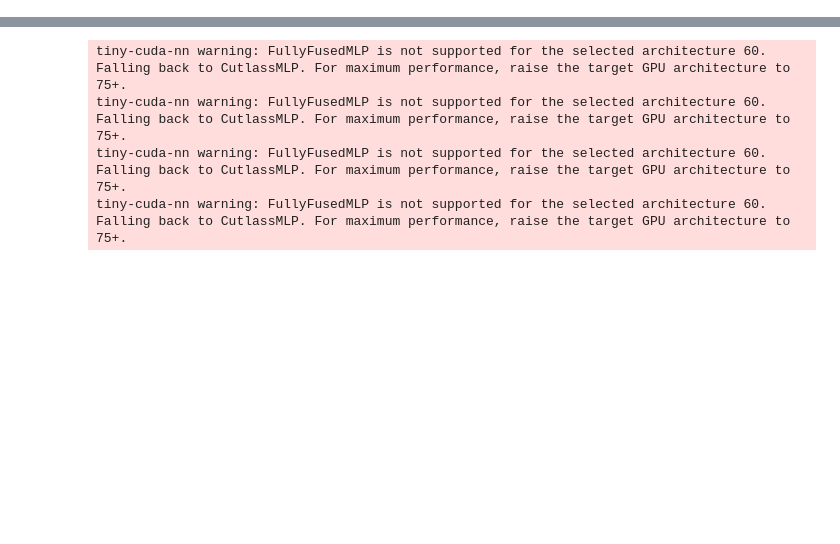
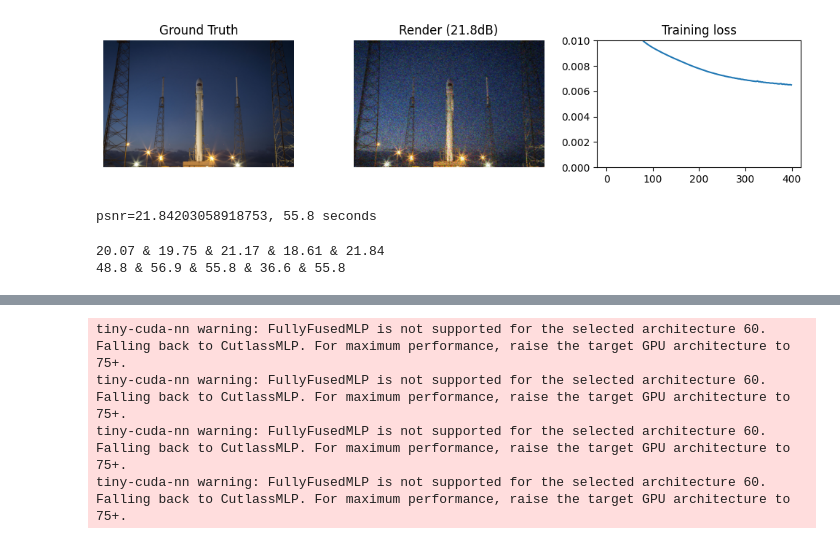
Before and after one commit to clintonjwang/learned-hash, a Jupyter notebook: scratchpad.ipynb, the cells around one changed output, grey strips where cells are left out. Cells and saved outputs as stored; diff of their text form; code cells hidden in the pictures; blank space fills up the shorter version.

```diff
--- a/scratchpad.ipynb
+++ b/scratchpad.ipynb
@@ -76,0 +88,32 @@ for iteration in range(n_iters):
+# %%
+# @title train denoise
+results = pd.DataFrame(columns=['img_name', 'psnr', 'time'])
+n_iters=400
+R = 7
+N = 2**14
+feat_len = 2
+for img_name in ['astronaut', 'cat', 'k5', 'k19', 'rocket']:
+    image_path = f'../learnable_wavelet/data/{img_name}_gt.png'
+    img = np.array(Image.open(image_path))[...,:3].astype(float)
+    img /= img.max()
+    noisy_img = np.clip(add_noise(img, noise_snr, tau), 0,1)
+    losses = []
+    model, optimizer = train.init_model(img, model_type='ngp', R=R, N=N, F=feat_len, lr=5e-3, min_resolution=32, max_resolution=512)#, resolution_feature_scaler=0.2)
+    torch_img = torch.tensor(noisy_img).cuda()
+    t0 = time.time()
+    for iteration in range(n_iters):
+        x = torch.rand((batch_size, 2), device='cuda')
+        loss = ((model.render() - torch_img)**2).mean()
+        losses.append(loss.item())
+        optimizer.zero_grad()
+        loss.backward()
+        optimizer.step()
+        utils.plot(model, losses, img, iteration, plot_every=100)
+    dt = time.time() - t0
+    render = model.render(to_numpy=True)
+    psnr = metrics.psnr(render, img)
+    print(f'{psnr=}, {dt:.1f} seconds')
+    results.loc[len(results.index)] = [img_name, psnr, dt]
+# %% [output]
+[figure, added]
+psnr=21.84203058918753, 55.8 seconds
@@ -77,3 +123,14 @@ for iteration in range(n_iters):
+# %%
+psnrs = []
+times = []
+for _,row in results.iterrows():
+    psnrs.append(f"{row['psnr']:.2f}")
+    times.append(f"{row['time']:.1f}")
+print(' & '.join(psnrs))
+print(' & '.join(times))
+# %% [output]
+20.07 & 19.75 & 21.17 & 18.61 & 21.84
+48.8 & 56.9 & 55.8 & 36.6 & 55.8
 # %%
 # @title train VQRF
 reload(train)
```
Also changed, not shown: parts of 10 cells of this notebook, 7 other files.
